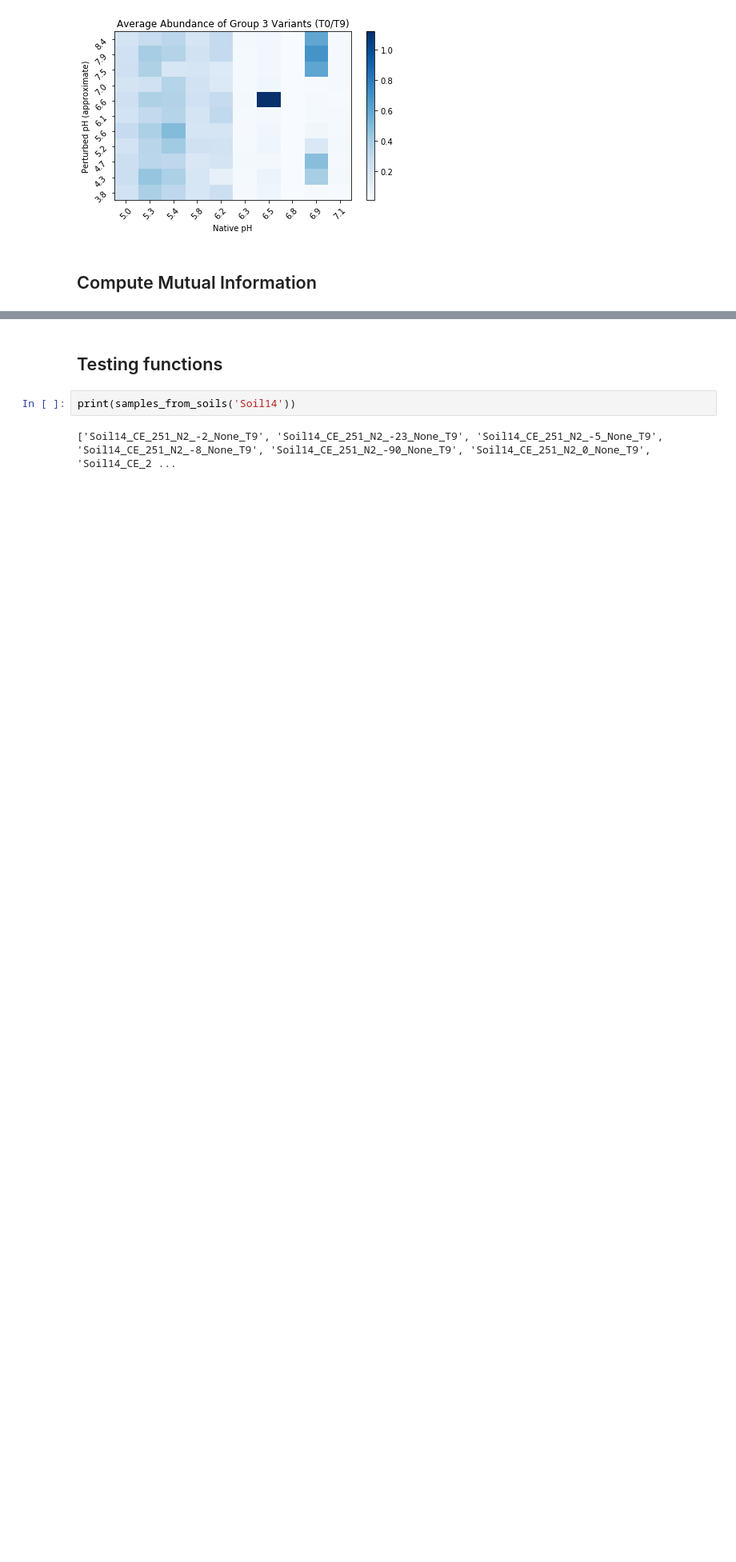
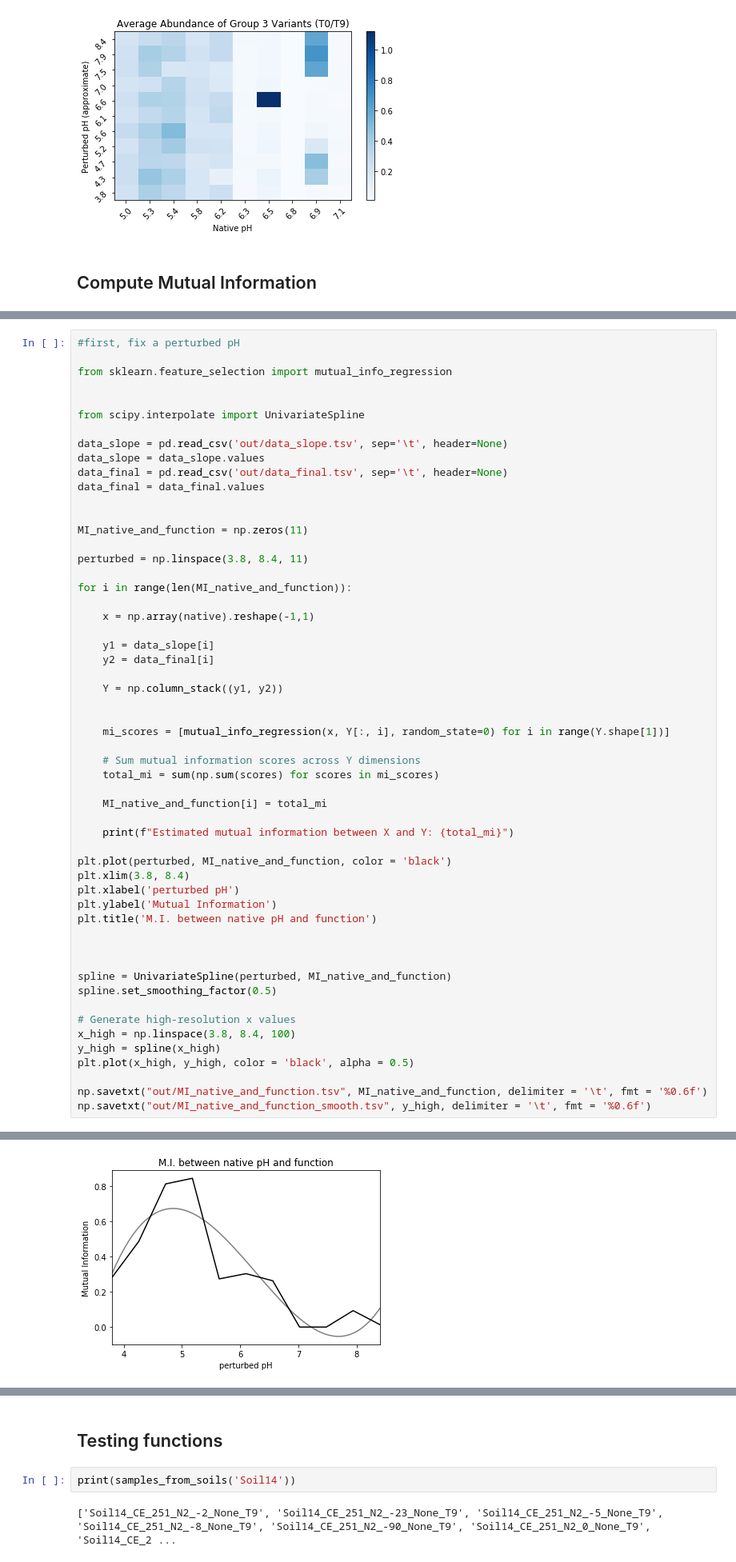
Before and after one commit to AddisonHowe/soil-metagenomics, a Jupyter notebook: organization.ipynb, the cells around one changed output, grey strips where cells are left out. Shown at 80% size. Drawn from its saved outputs; the diff is of its cells as text; blank space fills up the shorter version.

Commit message:
Information

```diff
--- a/organization.ipynb
+++ b/organization.ipynb
@@ -1435,0 +1438,56 @@ plt.show()
+# %%
+#first, fix a perturbed pH
+
+from sklearn.feature_selection import mutual_info_regression
+
+
+from scipy.interpolate import UnivariateSpline
+
+data_slope = pd.read_csv('out/data_slope.tsv', sep='\t', header=None)
+data_slope = data_slope.values
+data_final = pd.read_csv('out/data_final.tsv', sep='\t', header=None)
+data_final = data_final.values
+
+
+MI_native_and_function = np.zeros(11)
+
+perturbed = np.linspace(3.8, 8.4, 11)
+
+for i in range(len(MI_native_and_function)):
+
+    x = np.array(native).reshape(-1,1)
+
+    y1 = data_slope[i]
+    y2 = data_final[i]
+
+    Y = np.column_stack((y1, y2))
+
+
+    mi_scores = [mutual_info_regression(x, Y[:, i], random_state=0) for i in range(Y.shape[1])]
+
+    # Sum mutual information scores across Y dimensions
+    total_mi = sum(np.sum(scores) for scores in mi_scores)
+
+    MI_native_and_function[i] = total_mi
+
+    print(f"Estimated mutual information between X and Y: {total_mi}")
+
+plt.plot(perturbed, MI_native_and_function, color = 'black')
+plt.xlim(3.8, 8.4)
+plt.xlabel('perturbed pH')
+plt.ylabel('Mutual Information')
+plt.title('M.I. between native pH and function')
+
+
+
+spline = UnivariateSpline(perturbed, MI_native_and_function)
+spline.set_smoothing_factor(0.5)
+
+# Generate high-resolution x values
+x_high = np.linspace(3.8, 8.4, 100)
+y_high = spline(x_high)
+plt.plot(x_high, y_high, color = 'black', alpha = 0.5)
+
+np.savetxt("out/MI_native_and_function.tsv", MI_native_and_function, delimiter = '\t', fmt = '%0.6f')
+np.savetxt("out/MI_native_and_function_smooth.tsv", y_high, delimiter = '\t', fmt = '%0.6f')
+# %% [output]
@@ -1435,0 +1505 @@ plt.show()
+[figure, added]
```
Also changed, not shown: parts of 9 cells of this notebook, 6 other files.
